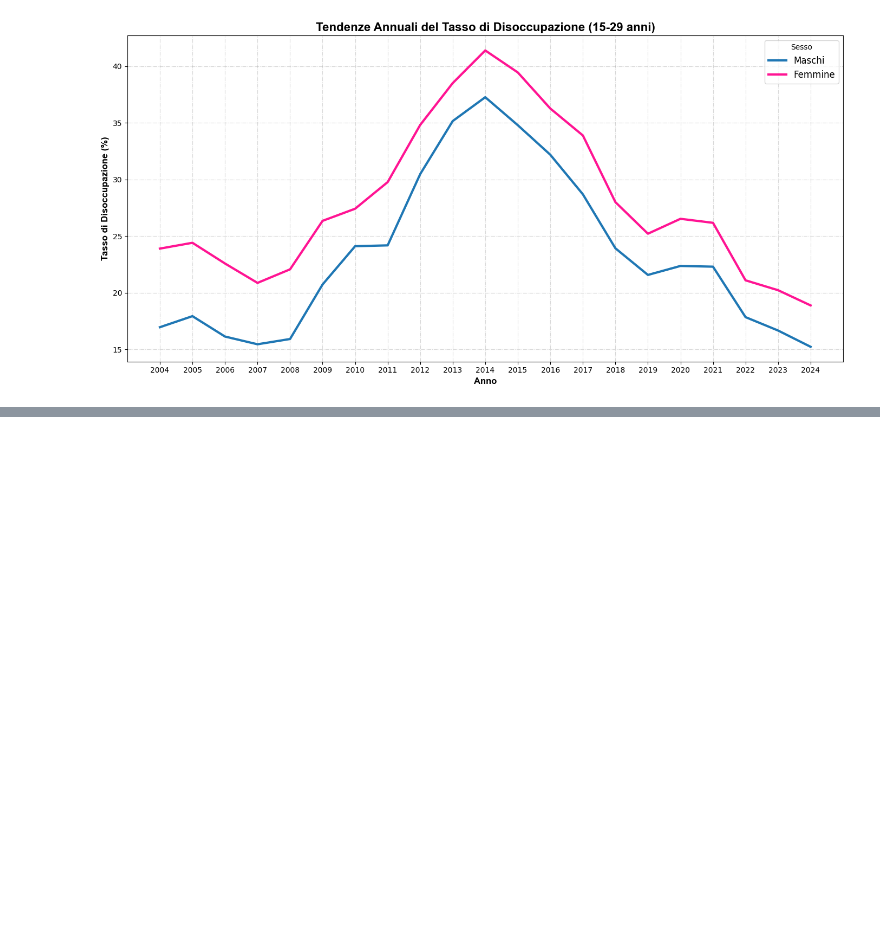
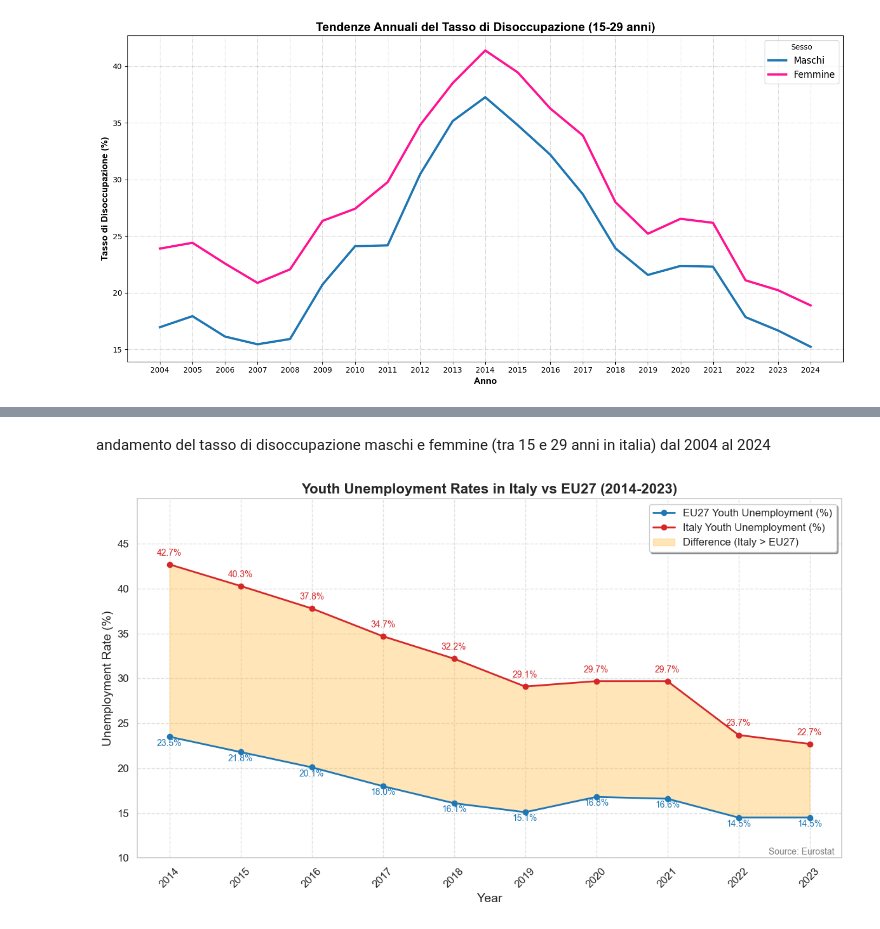
Before and after one commit to lauri14/progetto_visualizzazione_scientifica, a Jupyter notebook: progetto.ipynb, the cells around one changed output, grey strips where cells are left out. Cells and saved outputs as stored; diff of their text form; code cells hidden in the pictures; blank space fills up the shorter version.

```diff
--- a/progetto.ipynb
+++ b/progetto.ipynb
@@ -128,0 +133,55 @@ plt.show()
+# %% [markdown]
+andamento del tasso di disoccupazione maschi e femmine (tra 15 e 29 anni in italia) dal 2004 al 2024
+# %%
+import matplotlib.pyplot as plt
+import numpy as np
+import seaborn as sns
+
+
+# Dati
+years = [2014, 2015, 2016, 2017, 2018, 2019, 2020, 2021, 2022, 2023]
+eu27 = [23.5, 21.8, 20.1, 18.0, 16.1, 15.1, 16.8, 16.6, 14.5, 14.5]
+italy = [42.7, 40.3, 37.8, 34.7, 32.2, 29.1, 29.7, 29.7, 23.7, 22.7]
+
+# Crea il grafico
+plt.figure(figsize=(12, 7))
+
+# Applica uno stile Seaborn (opzionale)
+sns.set_theme(style="whitegrid")
+
+# Linee dei dati
+plt.plot(years, eu27, marker='o', label='EU27 Youth Unemployment (%)', color='#1f77b4', linewidth=2)
+plt.plot(years, italy, marker='o', label='Italy Youth Unemployment (%)', color='#d62728', linewidth=2)
+
+# Evidenziazione delle differenze
+plt.fill_between(years, eu27, italy, where=(np.array(italy) > np.array(eu27)),
+                 color='#FFC04C', alpha=0.4, label='Difference (Italy > EU27)')
+
+# Etichette personalizzate
+for i, (y_eu, y_it) in enumerate(zip(eu27, italy)):
+    if not np.isnan(y_it) and not np.isnan(y_eu):
+        plt.text(years[i], y_it + 1, f"{y_it:.1f}%", color='#d62728', fontsize=10, ha='center')
+        plt.text(years[i], y_eu - 1, f"{y_eu:.1f}%", color='#1f77b4', fontsize=10, ha='center')
+
+# Titolo e descrizione
+plt.title('Youth Unemployment Rates in Italy vs EU27 (2014-2023)', fontsize=16, fontweight='bold')
+plt.xlabel('Year', fontsize=14)
+plt.ylabel('Unemployment Rate (%)', fontsize=14)
+
+# Personalizzazione degli assi
+plt.xticks(years, fontsize=12, rotation=45)
+plt.yticks(np.arange(10, 50, 5), fontsize=12)
+plt.ylim(10, 50)
+
+# Legenda e griglia
+plt.legend(fontsize=12, loc='upper right', frameon=True, shadow=True)
+plt.grid(visible=True, linestyle='--', alpha=0.6)
+
+# Firma del grafico
+plt.annotate('Source: Eurostat', xy=(0.99, 0.01), xycoords='axes fraction', fontsize=10, ha='right', color='gray')
+
+# Mostra il grafico
+plt.tight_layout()
+plt.show()
+# %% [output]
+[figure, added]
```
Also changed, not shown: parts of 7 cells of this notebook, 2 other files.
